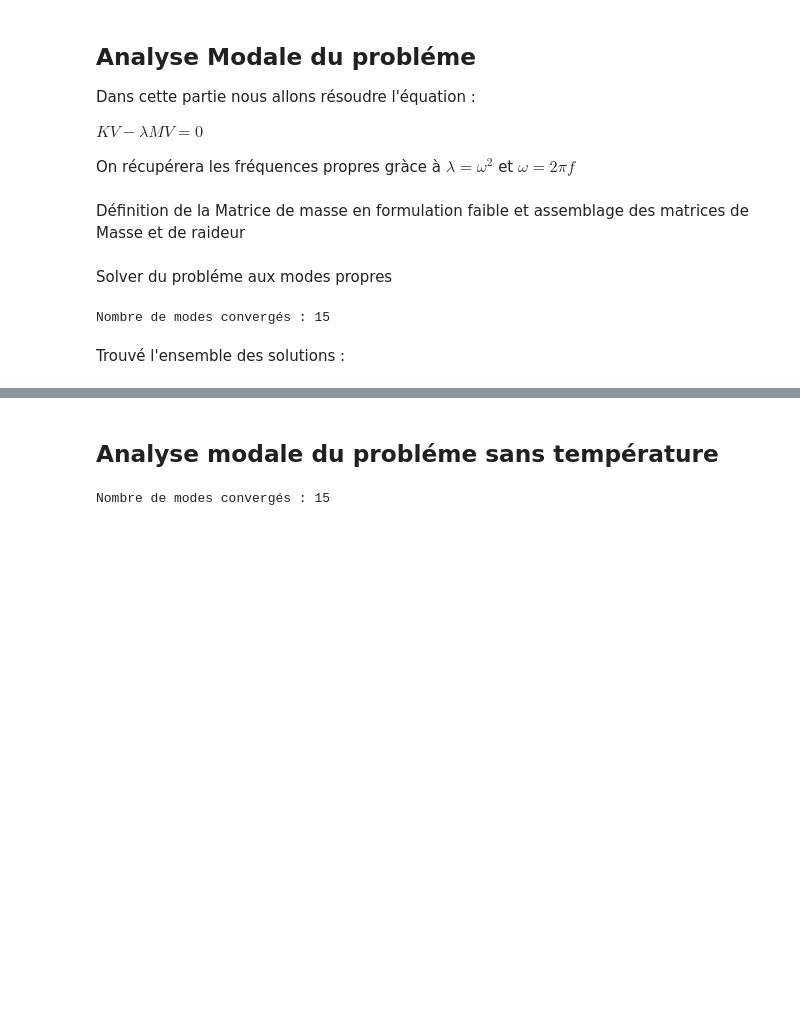
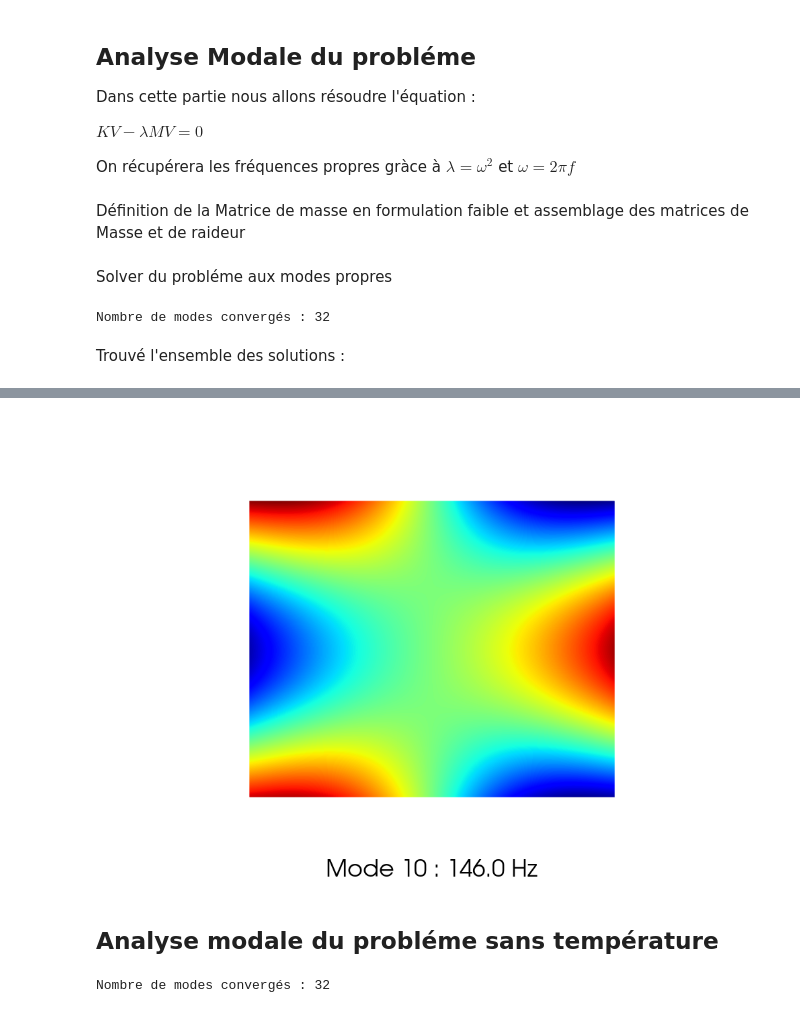
Before and after one commit to Oxineo/Modal-Analysis-Reissner-Mindlin-Plate, a Jupyter notebook: modal_analysis_plate_Reisnert_Mindlin_Thermo_elastic_stress_due_to_real_heatmap.ipynb, the cells around one changed output, grey strips where cells are left out. Saved outputs shown, nothing was run; the diff lists cells and outputs as text; code cells hidden in the pictures; blank space fills up the shorter version.

```diff
--- a/modal_analysis_plate_Reisnert_Mindlin_Thermo_elastic_stress_due_to_real_heatmap.ipynb
+++ b/modal_analysis_plate_Reisnert_Mindlin_Thermo_elastic_stress_due_to_real_heatmap.ipynb
@@ -210,7 +219,7 @@ def curvature(u):
 
 def shear_strain(u):
     (psi , w, theta) = ufl.split(u)
-    return ufl.as_vector([w.dx(0) + theta[0], w.dx(1) + theta[1]])
+    return ufl.as_vector([w.dx(0) - theta[0], w.dx(1) - theta[1]])
 
 def membrane_force(u):
     AA = ufl.as_matrix([[A, nu * A, 0], [nu * A, A, 0], [0, 0, A * (1 - nu) / 2.0]])
@@ -619,9 +633,9 @@ def residual_stress_bending(u, v):
     M_prestress = N_prestress * (thick**2 / 12.0)
     return ufl.inner(ufl.grad(dtheta), M_prestress * ufl.grad(theta_))
 # %%
-Pe = basix.ufl.element("Q", domain.basix_cell(), 1, shape=(2,))
+Pe = basix.ufl.element("Q", domain.basix_cell(), 2, shape=(2,))
 Ue = basix.ufl.element("Q", domain.basix_cell(), 2)
-Te = basix.ufl.element("Q", domain.basix_cell(), 1, shape=(2,))
+Te = basix.ufl.element("Q", domain.basix_cell(), 2, shape=(2,))
 V = fem.functionspace(domain, basix.ufl.mixed_element([Pe , Ue, Te]))
 # %% [markdown]
 Création des fonctions pour la formulation faible
@@ -744,7 +758,7 @@ Solver du probléme aux modes propres
 from petsc4py import PETSc
 from slepc4py import SLEPc
 
-N_eig = 15
+N_eig = 30
 eigensolver = SLEPc.EPS().create(MPI.COMM_WORLD)
 eigensolver.setDimensions(N_eig)
 eigensolver.setProblemType(SLEPc.EPS.ProblemType.GHEP)
@@ -765,17 +779,17 @@ u_output.name = "Eigenvector"
 
 print(f"Nombre de modes convergés : {evs}")
 # %% [output]
-Nombre de modes convergés : 15
+Nombre de modes convergés : 32
 # %% [markdown]
 Trouvé l'ensemble des solutions :
 # %%
 import pyvista
 import numpy as np
 
-pyvista.set_jupyter_backend('trame') # ou 'trame' selon ce qui marche le mieux chez vous
+pyvista.set_jupyter_backend('static') # ou 'trame' selon ce qui marche le mieux chez vous
 
 # Choix du mode à afficher (ex: 3, 4, 5... pour sauter les modes de corps rigide)
-mode_cible = 12
+mode_cible = 10
 
 # Vérification que le mode demandé a bien été calculé
 if mode_cible < evs:
@@ -807,7 +821,7 @@ if mode_cible < evs:
                     color="black"
                     )
     plotter.add_mesh(warped, cmap="jet", show_scalar_bar=False , lighting=False)
-    plotter.add_mesh(warped.extract_all_edges(), color="black", opacity=0.1)
+    plotter.add_mesh(warped.extract_all_edges(), color="black", opacity=0.0)
     plotter.view_xy()
     plotter.enable_parallel_projection()
     plotter.show()
@@ -818,3 +831,4 @@ Widget(value='<iframe src="http://localhost:37797/index.html?ui=P_0x72836abe1dd0
+[figure, added]
 # %% [markdown]
 Analyse modale du probléme sans température
 ----
@@ -833,7 +847,6 @@ K_base.assemble()
 
 from slepc4py import SLEPc
 
-N_eig = 15
 eigensolver_base = SLEPc.EPS().create(MPI.COMM_WORLD)
 eigensolver_base.setDimensions(N_eig)
 eigensolver_base.setProblemType(SLEPc.EPS.ProblemType.GHEP)
@@ -849,7 +862,7 @@ u_output_base = Function(V)
 u_output_base.name = "Eigenvector"
 print(f"Nombre de modes convergés : {evs}")
 # %% [output]
-Nombre de modes convergés : 15
+Nombre de modes convergés : 32
 # %%
 import pyvista
 import numpy as np
```
Also changed, not shown: parts of 12 cells of this notebook, 7 other files.
